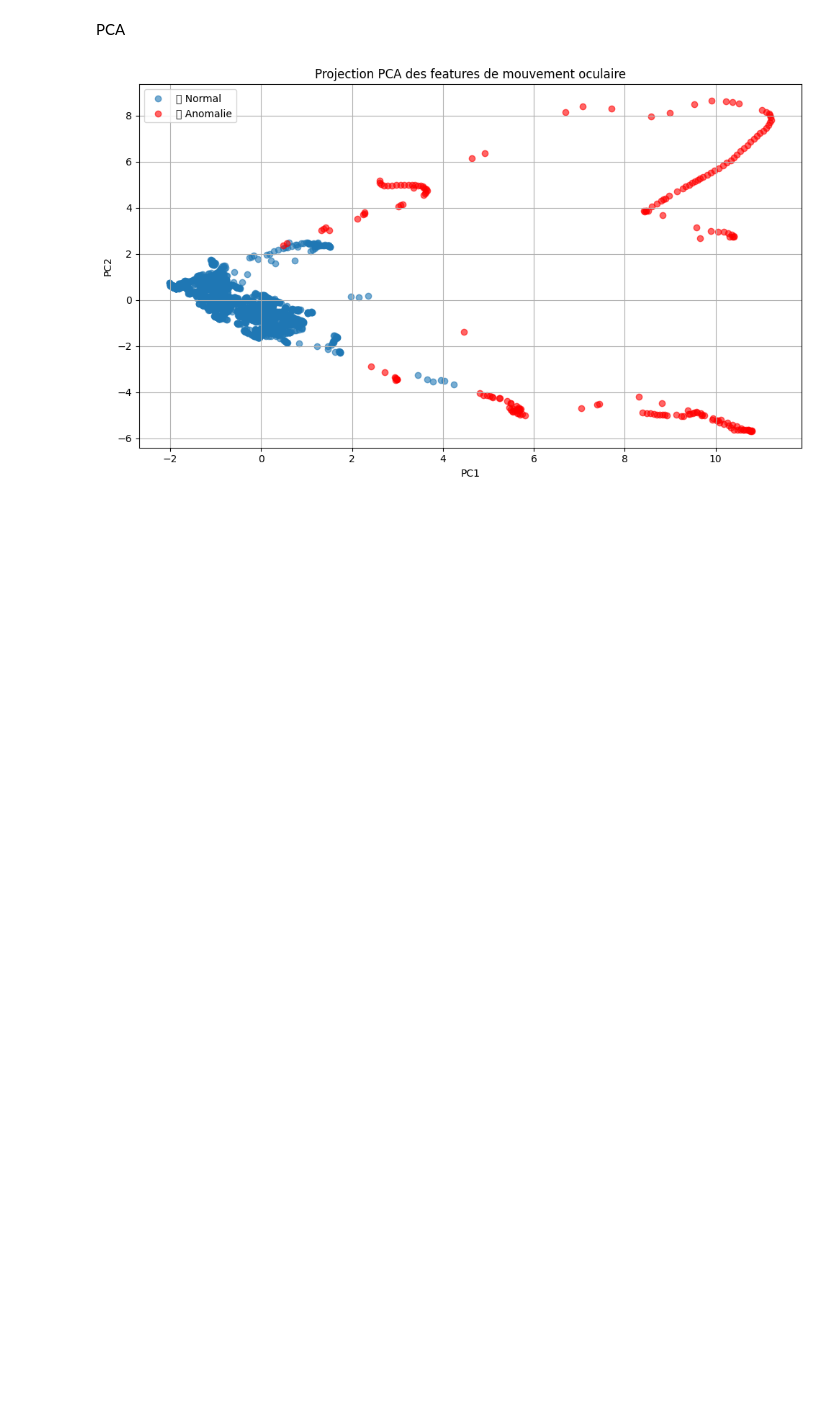
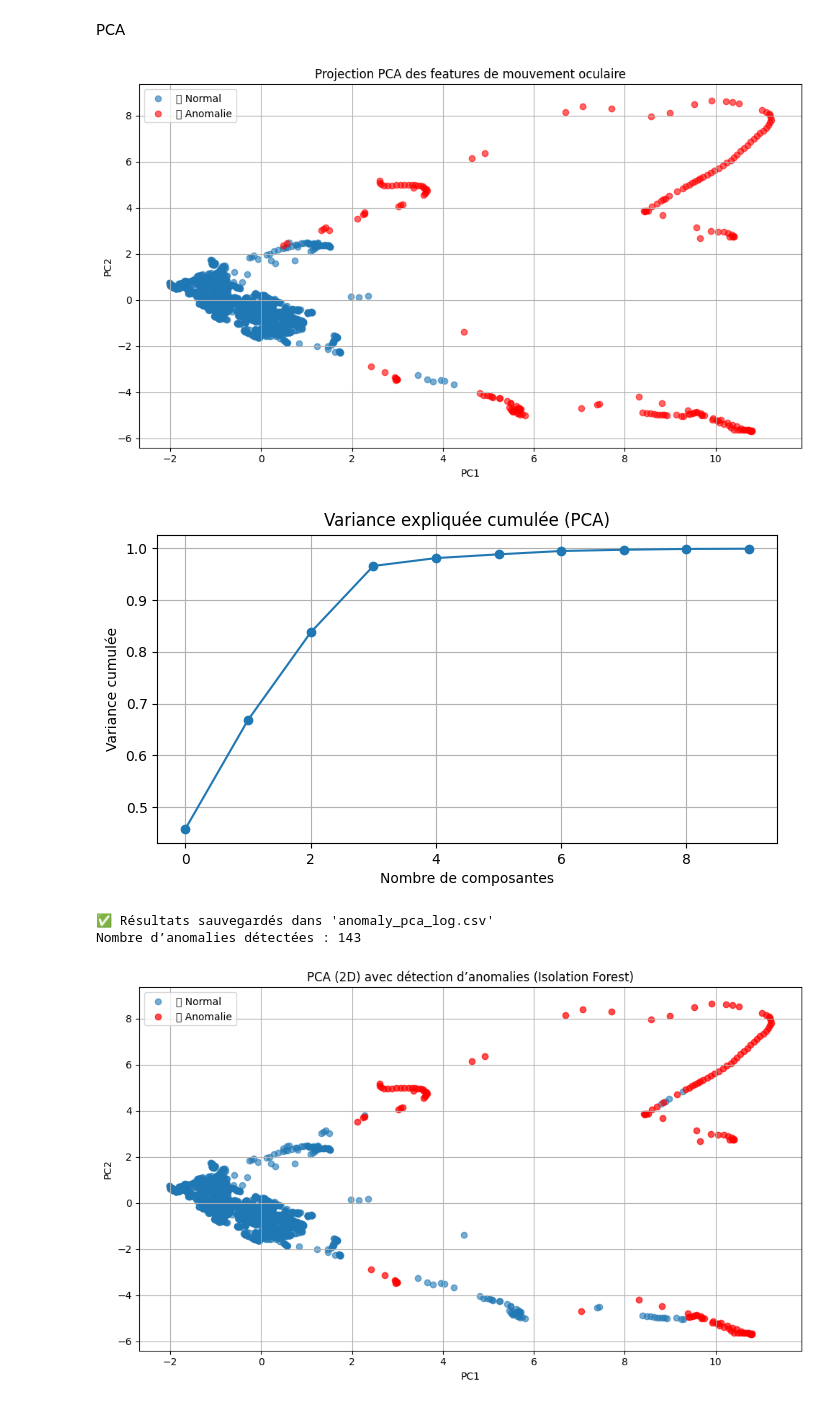
Before and after one commit to selim1307/Eyes-tracking-, a Jupyter notebook: eye_tracking_analysis.ipynb, the cells around one changed output. Drawn from its saved outputs; the diff is of its cells as text; code cells hidden in the pictures; blank space fills up the shorter version.

Commit message:
📊 Added PCA analysis notebook and Isolation Forest model

```diff
--- a/eye_tracking_analysis.ipynb
+++ b/eye_tracking_analysis.ipynb
@@ -107,3 +107,68 @@ plt.tight_layout()
 plt.show()
 # %% [output]
 [figure]
+# %%
+import pandas as pd
+import matplotlib.pyplot as plt
+from sklearn.preprocessing import StandardScaler
+from sklearn.decomposition import PCA
+from sklearn.ensemble import IsolationForest
+
+# === Étape 1 : Charger les données ===
+df = pd.read_csv("features_log.csv")
+
+# === Étape 2 : Préparer les features ===
+columns_to_drop = [col for col in ["timestamp", "gaze", "anomaly"] if col in df.columns]
+features = df.drop(columns=columns_to_drop)
+
+# === Étape 3 : Standardisation ===
+scaler = StandardScaler()
+features_scaled = scaler.fit_transform(features)
+
+# === Étape 4 : PCA avec 10 dimensions ===
+pca = PCA(n_components=10)
+features_pca = pca.fit_transform(features_scaled)
+
+# Facultatif : Visualiser la variance expliquée
+plt.figure(figsize=(8, 4))
+plt.plot(pca.explained_variance_ratio_.cumsum(), marker='o')
+plt.title("Variance expliquée cumulée (PCA)")
+plt.xlabel("Nombre de composantes")
+plt.ylabel("Variance cumulée")
+plt.grid(True)
+plt.show()
+
+# === Étape 5 : Isolation Forest sur les features PCA ===
+model = IsolationForest(contamination=0.05, random_state=42)
+df["anomaly"] = model.fit_predict(features_pca)
+df["anomaly_label"] = df["anomaly"].map({-1: "🚨 Anomalie", 1: "✅ Normal"})
+
+# === Étape 6 : Sauvegarde ===
+df.to_csv("anomaly_pca_log.csv", index=False)
+print("✅ Résultats sauvegardés dans 'anomaly_pca_log.csv'")
+print(f"Nombre d’anomalies détectées : {len(df[df['anomaly'] == -1])}")
+
+# === Étape 7 : Visualisation 2D PCA ===
+pca_2d = PCA(n_components=2).fit_transform(features_scaled)
+pca_df = pd.DataFrame(pca_2d, columns=["PC1", "PC2"])
+pca_df["anomaly"] = df["anomaly"]
+
+plt.figure(figsize=(10, 6))
+plt.scatter(pca_df[pca_df["anomaly"] == 1]["PC1"],
+            pca_df[pca_df["anomaly"] == 1]["PC2"],
+            label="✅ Normal", alpha=0.6)
+plt.scatter(pca_df[pca_df["anomaly"] == -1]["PC1"],
+            pca_df[pca_df["anomaly"] == -1]["PC2"],
+            label="🚨 Anomalie", alpha=0.7, color="red")
+plt.title("PCA (2D) avec détection d’anomalies (Isolation Forest)")
+plt.xlabel("PC1")
+plt.ylabel("PC2")
+plt.legend()
+plt.grid(True)
+plt.tight_layout()
+plt.show()
+# %% [output]
+[figure, added]
+✅ Résultats sauvegardés dans 'anomaly_pca_log.csv'
+Nombre d’anomalies détectées : 143
+[figure, added]
```
Also changed, not shown: 5 other files.
